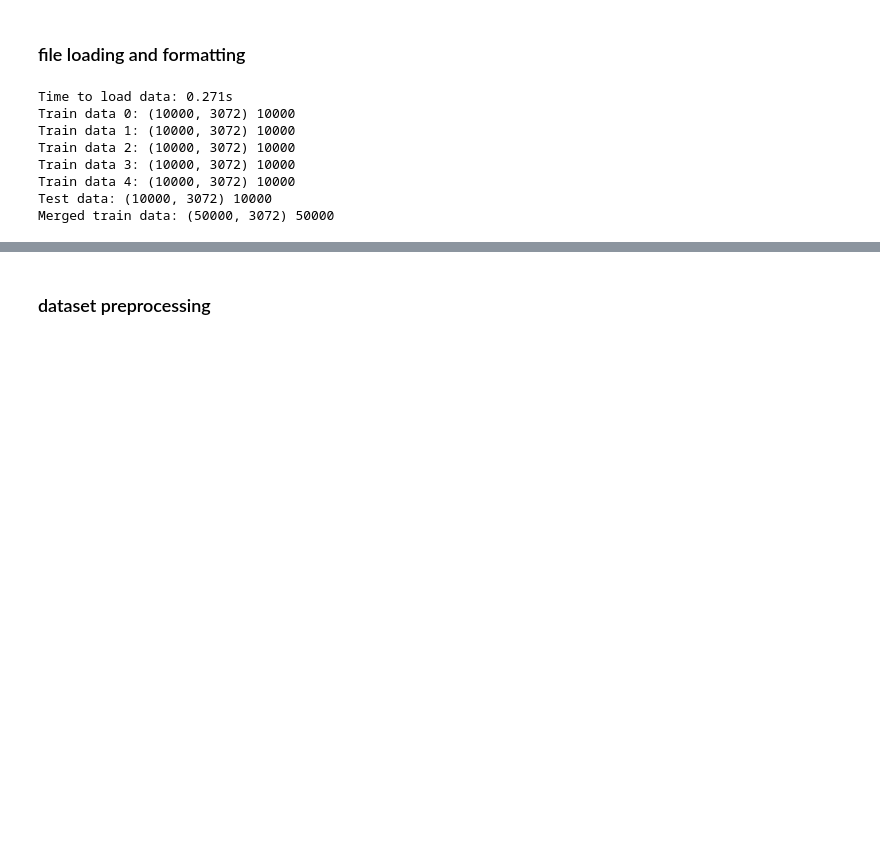
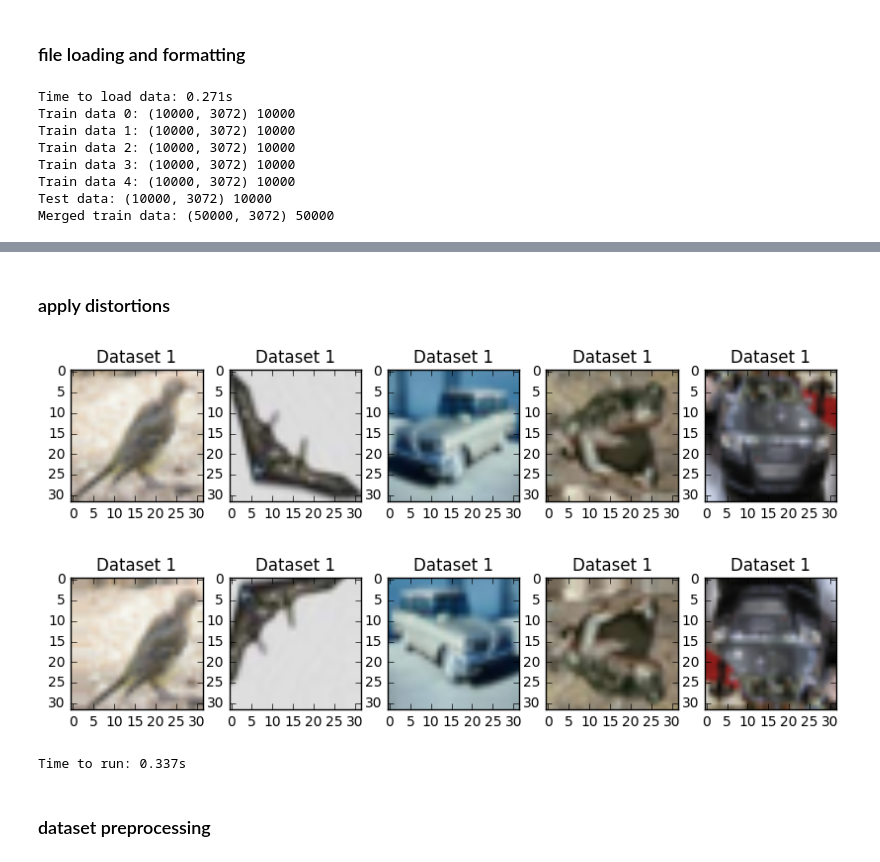
Before and after one commit to cindyliu/CSCI-E81-HW4, a Jupyter notebook: HW4.ipynb, the cells around one changed output, grey strips where cells are left out. Saved outputs shown, nothing was run; the diff lists cells and outputs as text; code cells hidden in the pictures; blank space fills up the shorter version.

```diff
--- a/HW4.ipynb
+++ b/HW4.ipynb
@@ -69,3 +116,39 @@ Merged train data: (50000, 3072) 50000
+# %% [markdown]
+### apply distortions
+# %%
+from keras.preprocessing.image import ImageDataGenerator
+
+# at some point when it's not 3am here I'll move this code down to after the reformatting
+# but I couldn't get it to work earlier before I realized the section code was wrong
+temp_data = 255-test_data.reshape(-1,3,32,32).transpose(0,2,3,1)
+temp_labels = np_utils.to_categorical(test_labels, 10)
+
+# all the subtracting from 255 is because the image processing tool seems to invert the
+# colors even if we apply no distortions
+show_images(5, i_2, 255-temp_data)
+
+start = time.time()
+# there are many options for the distortions we can do with this image processing tool
+datagen = ImageDataGenerator(
+    width_shift_range=.1,   # randomly shifts some images 10% horizontally
+    height_shift_range=.1,  # randomly shifts some images 10% vertically
+    horizontal_flip=True,   # randomly flips some images horizontally
+    vertical_flip=True      # randomly flips some images vertically
+)
+# datagen.fit(temp_data, seed=25)  # this only matters if we're using other specific parameters
+for distorted_test_data, distorted_test_labels in datagen.flow(temp_data, temp_labels,
+                                                            shuffle=False,
+                                                            batch_size=batch_size,
+                                                            seed=25):
+    break  # it's an infinite generator and we just want 1 application of the distortions
+end=time.time()
+
+show_images(5, i_2, distorted_test_data)
+print('Time to run: {:.3f}s'.format(end - start))
+# %% [output]
+[figure, added]
+[figure, added]
+Time to run: 0.337s
 # %% [markdown]
 ### dataset preprocessing
 # %%
```
Also changed, not shown: parts of 6 cells of this notebook.
